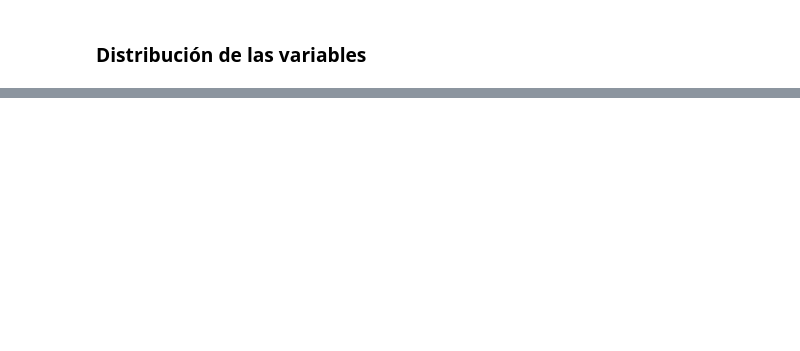
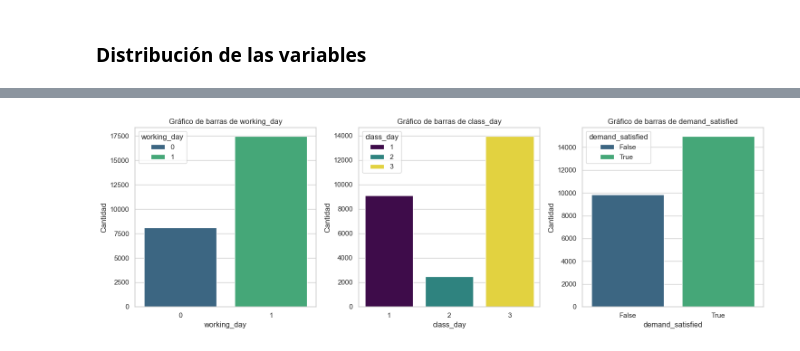
Before and after one commit to nicollorens12/BicingEstimator, a Jupyter notebook: notebook.ipynb, the cells around one changed output, grey strips where cells are left out. Saved outputs shown, nothing was run; the diff lists cells and outputs as text; code cells hidden in the pictures; blank space fills up the shorter version.

```diff
--- a/notebook.ipynb
+++ b/notebook.ipynb
@@ -103,0 +89,18 @@ Text(0.5, 1.0, 'Distribución de rain')
+# %%
+# Defining the list of categorical variables
+categorical_vars = ['working_day', 'class_day', 'demand_satisfied']
+
+# Plotting bar charts for categorical variables
+plt.figure(figsize=(15, 5))
+
+for i, var in enumerate(categorical_vars):
+    plt.subplot(1, 3, i+1)
+    sns.countplot(x=var, data=data, hue=var, palette='viridis')
+    plt.title(f'Gráfico de barras de {var}')
+    plt.xlabel(var)
+    plt.ylabel('Cantidad')
+
+plt.tight_layout()
+plt.show();
+# %% [output]
+[figure, added]
```
Also changed, not shown: parts of 7 cells of this notebook, 2 other files.
